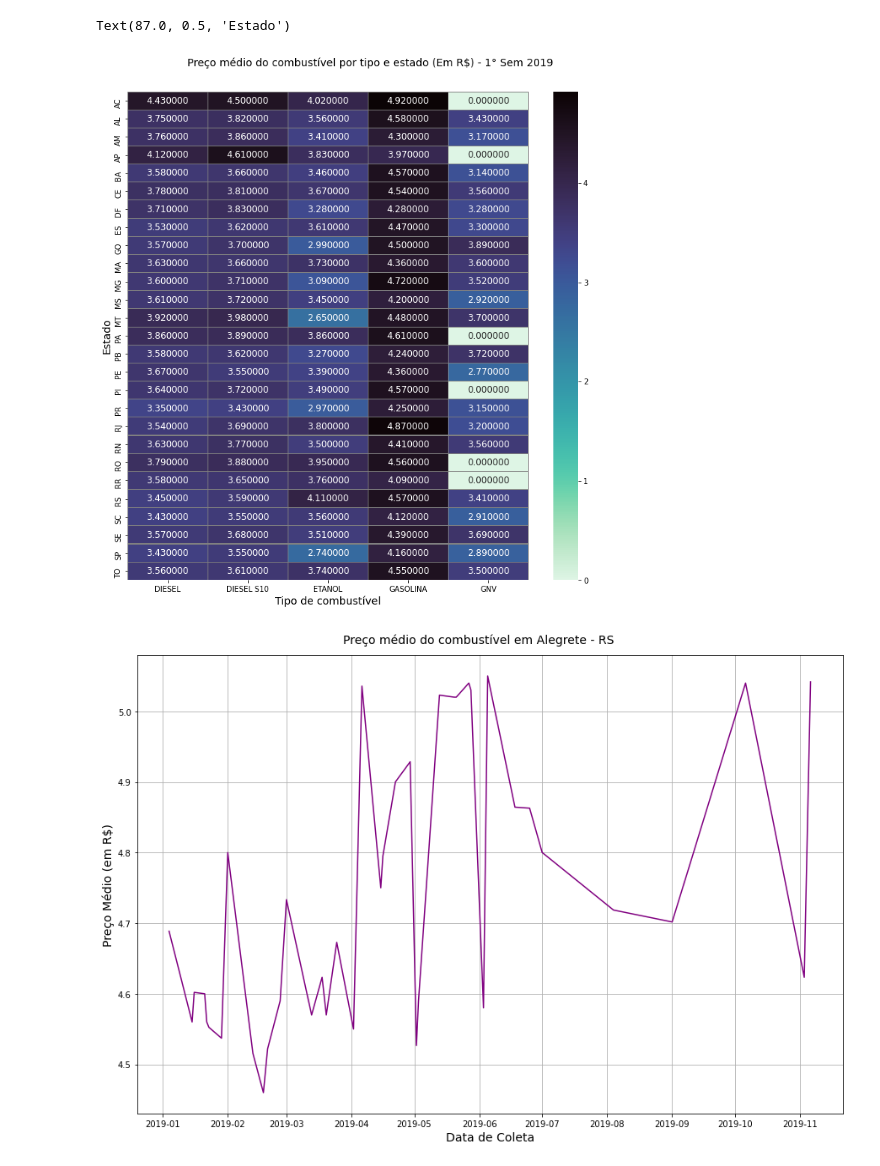
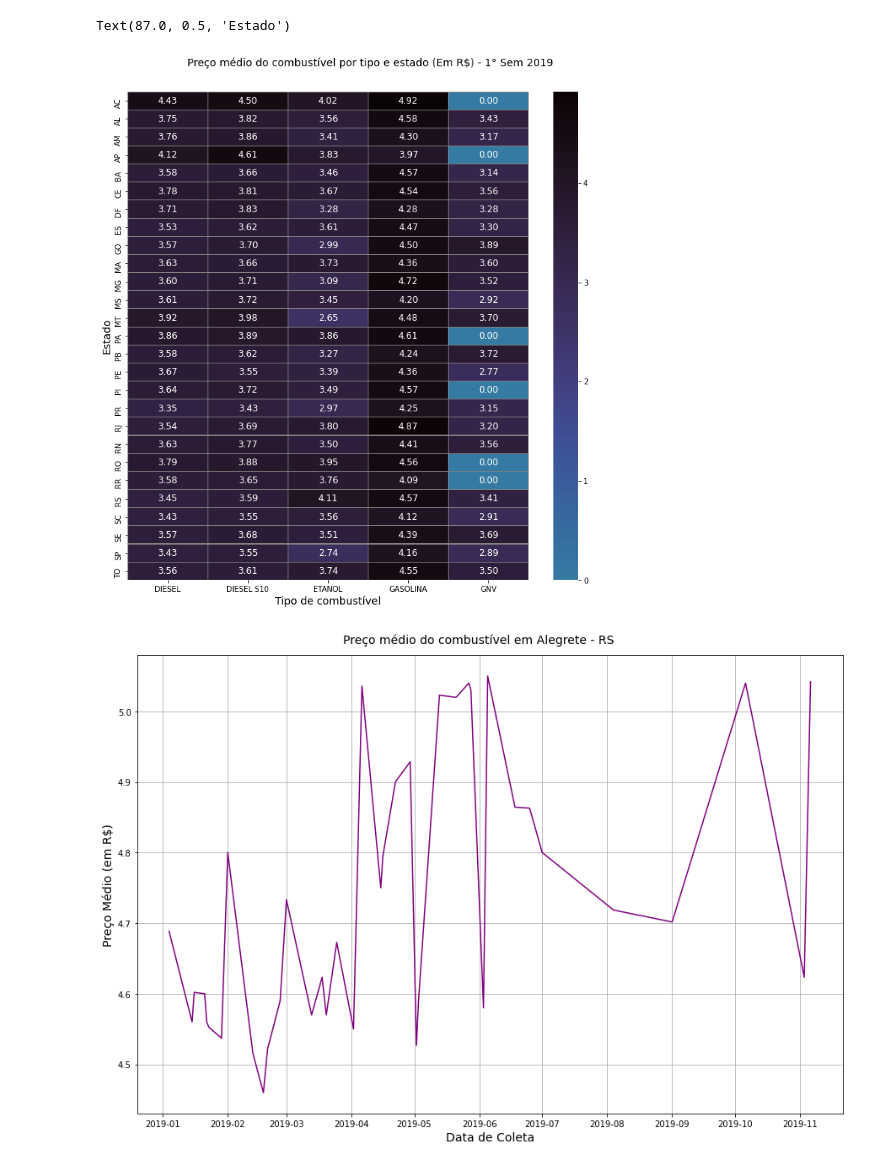
Before and after one commit to guilhermesam/data-science, a Jupyter notebook: projects/fuel_2019/data_visualization.ipynb, the cells around one changed output. Cells and saved outputs as stored; diff of their text form; code cells hidden in the pictures.

```diff
--- a/projects/fuel_2019/data_visualization.ipynb
+++ b/projects/fuel_2019/data_visualization.ipynb
@@ -6,14 +6,15 @@ import seaborn as sns
 price_by_state_df = pd.read_csv('datasets/price_by_state.csv', sep=';', index_col=0)
 # %%
 fig, ax = plt.subplots(figsize=(12,12))
-sns.heatmap(price_by_state_df, linewidths=0.10, linecolor='gray', cmap="mako_r", annot=True, annot_kws={"fontsize":12}, ax=ax, fmt="f")
+sns.heatmap(price_by_state_df, linewidths=.05, linecolor='gray', cmap="mako_r", annot=True, annot_kws={"fontsize":12},
+            ax=ax, fmt = '.2f', center = 0)
 title = plt.figtext(.5,.9,"Preço médio do combustível por tipo e estado (Em R$) - 1° Sem 2019", fontsize=14, ha="center")
 title.set_position([.5, 0.92])
 ax.xaxis.set_label_text("Tipo de combustível", fontdict={'size':14})
 ax.yaxis.set_label_text("Estado", fontdict={'size':14})
 # %% [output]
 Text(87.0, 0.5, 'Estado')
-[figure, old version]
+[figure, new version]
 # %%
 fig.savefig('images/fuel2019.jpg')
 # %%
```
Also changed, not shown: 4 other files.
